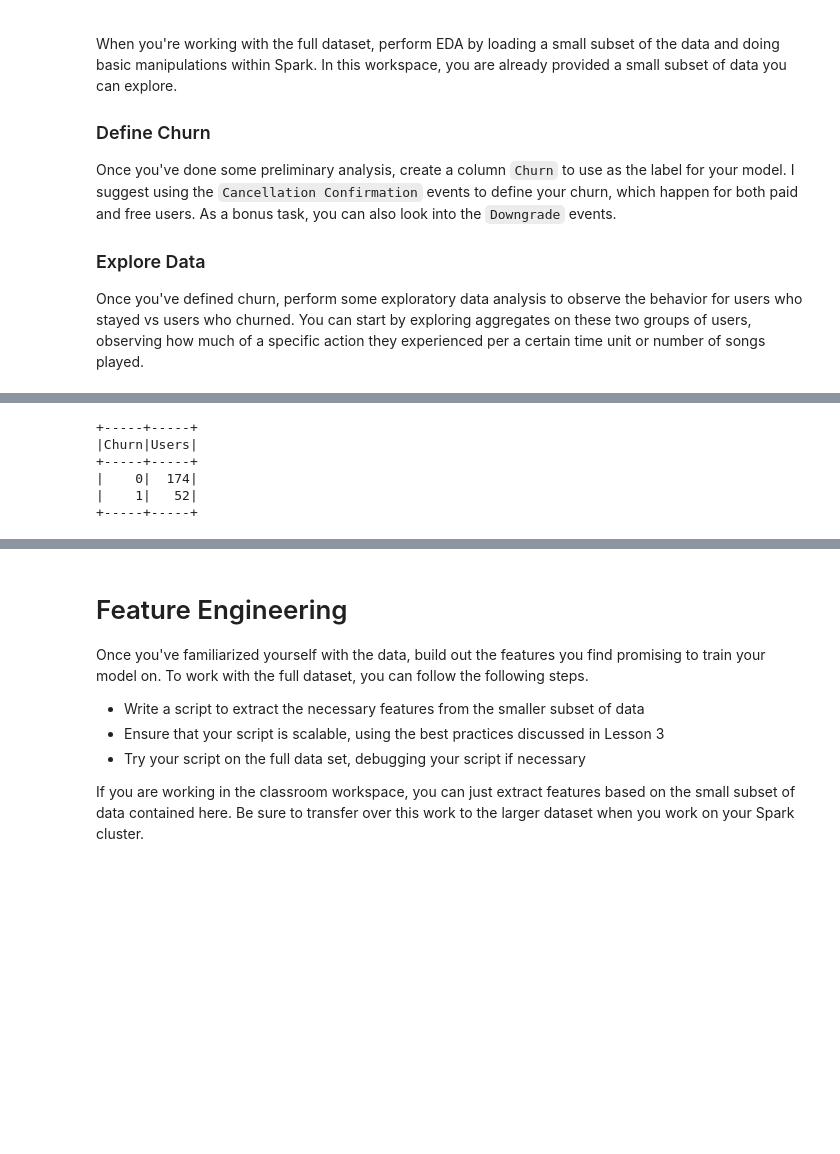
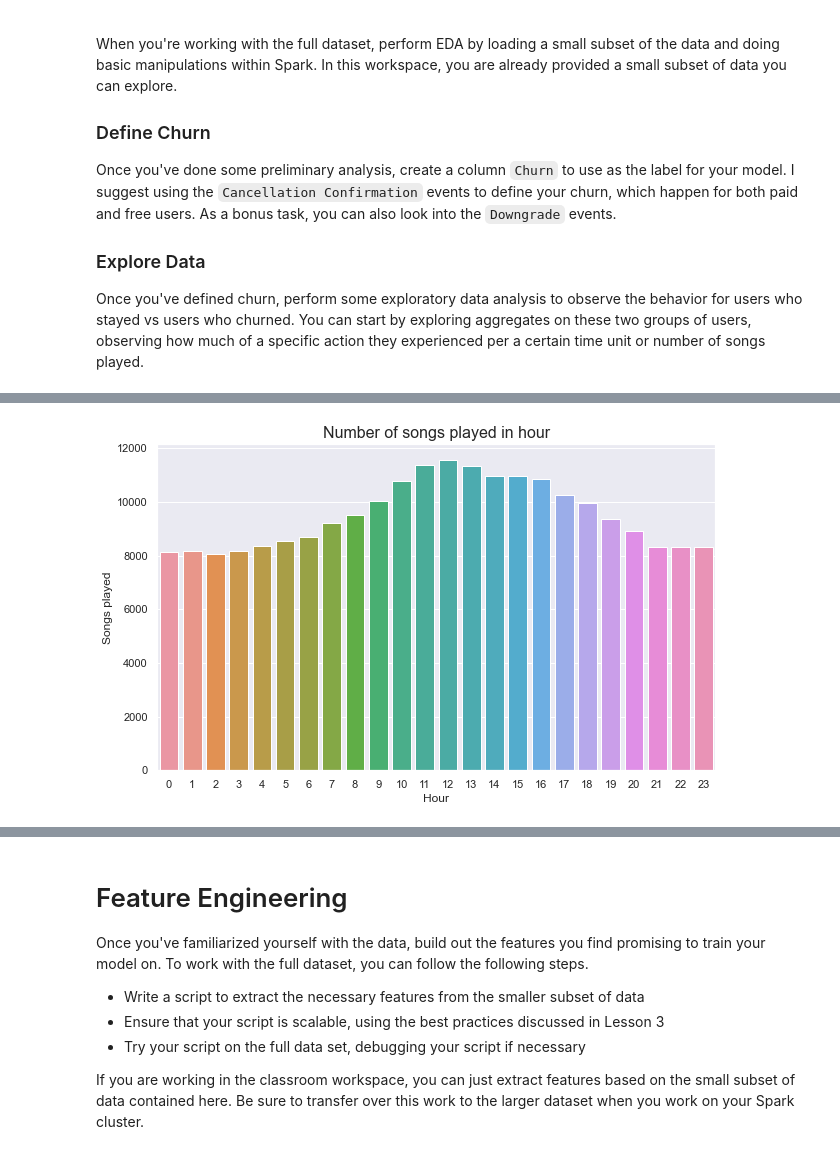
Before and after one commit to peterle93/Customer-Churn-Prediction-with-Spark, a Jupyter notebook: Sparkify.ipynb, the cells around one changed output, grey strips where cells are left out. Saved outputs shown, nothing was run; the diff lists cells and outputs as text; code cells hidden in the pictures; blank space fills up the shorter version.

```diff
--- a/Sparkify.ipynb
+++ b/Sparkify.ipynb
@@ -297,11 +281,14 @@ df_pandas.head()
+# %%
+# Songs played in hour
+sns.set_theme(style="darkgrid")
+plt.figure(figsize=(10, 6))
+plt.title("Number of songs played in hour", fontsize= 16)
+sns.barplot(x="hour", y="count", data= songs_in_hour_pd)
+plt.xlabel("Hour")
+plt.ylabel("Songs played");
+# %% [output]
+[figure, added]
 # %%
 # Distribution of users by Churn Type
 churn_count = df.groupBy("Churn").agg(countDistinct("userId").alias("Users"))
-churn_count.show()
+churn_count_pd = churn_count.toPandas() # Create churn count pd
-# %% [output]
-+-----+-----+
-|Churn|Users|
-+-----+-----+
-|    0|  174|
-|    1|   52|
-+-----+-----+
```
Also changed, not shown: parts of 27 cells of this notebook.
